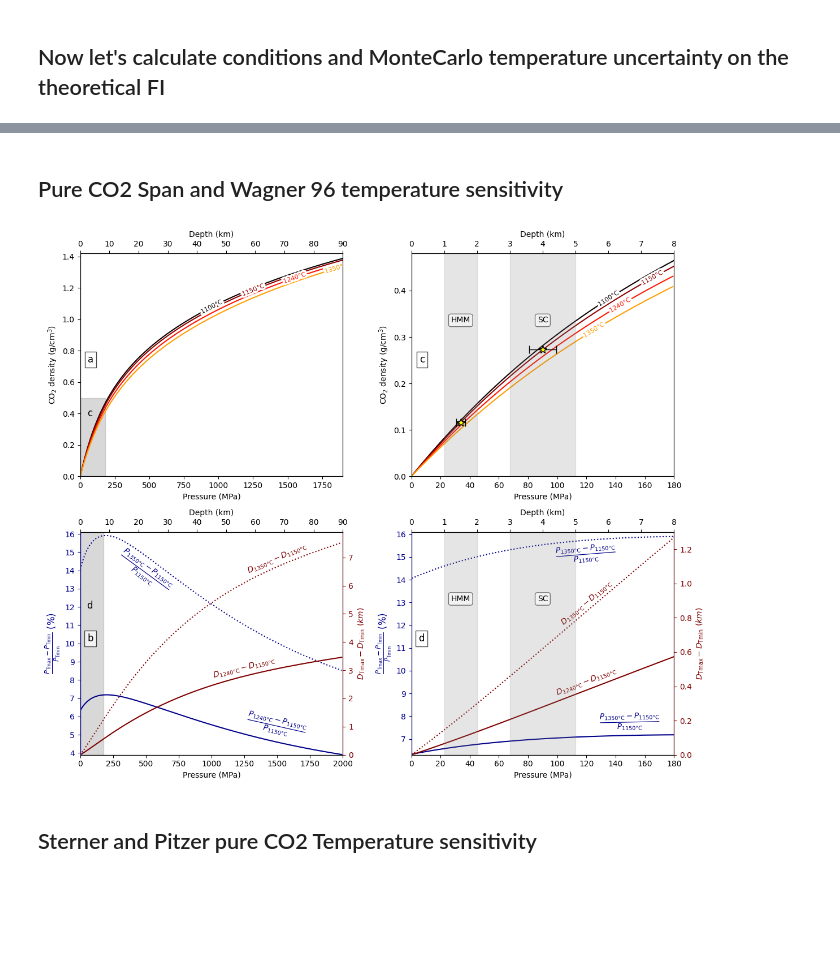
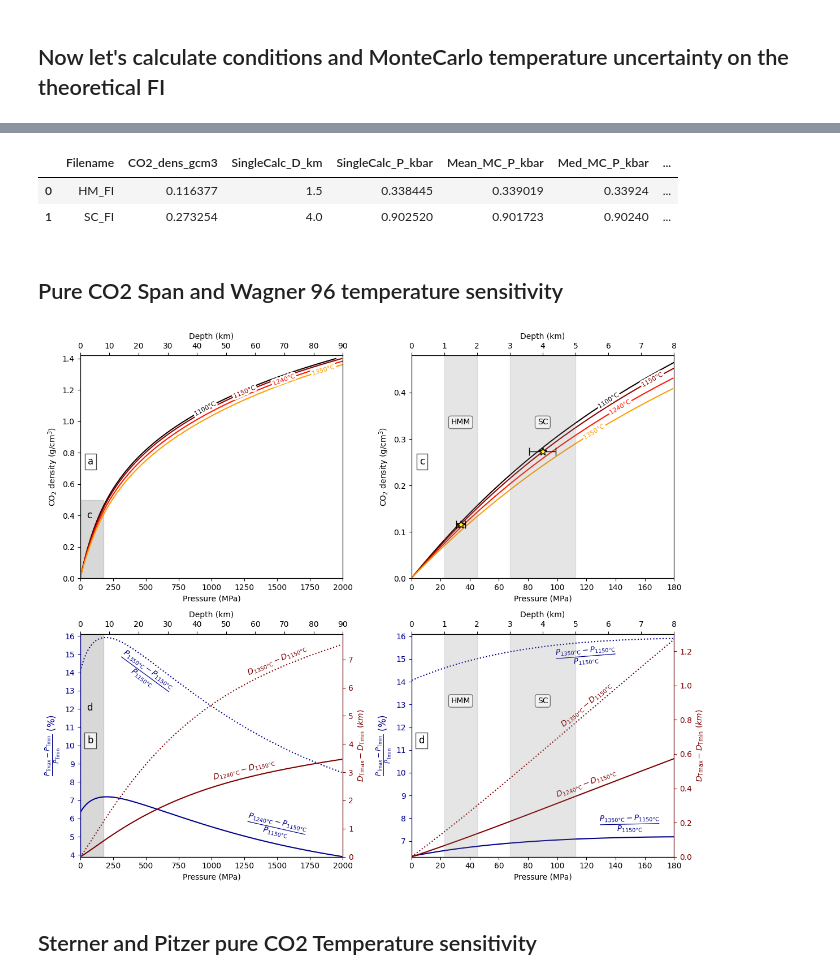
Before and after one commit to cljdevitre/2023_Kilauea-rapid-response-simulation, a Jupyter notebook: Data+notebooks/FigS3_to_S6_Tsens_AllEOS.ipynb, the cells around one changed output, grey strips where cells are left out. Cells and saved outputs as stored; diff of their text form; code cells hidden in the pictures; blank space fills up the shorter version.

```diff
--- a/Data+notebooks/FigS3_to_S6_Tsens_AllEOS.ipynb
+++ b/Data+notebooks/FigS3_to_S6_Tsens_AllEOS.ipynb
@@ -155,3 +156,9 @@ working on sample number 0
+# %%
+MC_P_starFI_SW96
+# %% [output]
+|  | Filename | CO2_dens_gcm3 | SingleCalc_D_km | SingleCalc_P_kbar | Mean_MC_P_kbar | Med_MC_P_kbar | ... |
+| 0 | HM_FI | 0.116377 | 1.5 | 0.338445 | 0.339019 | 0.33924 | ... |
+| 1 | SC_FI | 0.273254 | 4.0 | 0.902520 | 0.901723 | 0.90240 | ... |
 # %% [markdown]
 ## Pure CO2 Span and Wagner 96 temperature sensitivity
 # %%
@@ -182,7 +189,7 @@ ax1.set_ylabel('CO$_2$ density (g/cm$^3$)')
 
 ax1.set_ylim(np.round([min(P_values_SW96[0]['CO2_dens_gcm3'][P_values_SW96[0]['Pressure (MPa)'].between(min_P_ax1,max_P_ax1)]),max(P_values_SW96[0]['CO2_dens_gcm3'][P_values_SW96[0]['Pressure (MPa)'].between(min_P_ax1,max_P_ax1)])+0.02],2))
 
-ax1.set_xlim(np.round([min(P_values_SW96[0]['Pressure (MPa)'][P_values_SW96[0]['Pressure (MPa)'].between(min_P_ax1,max_P_ax1)]),max(P_values_SW96[0]['Pressure (MPa)'][P_values_SW96[0]['Pressure (MPa)'].between(min_P_ax1,max_P_ax1)])],-2))
+ax1.set_xlim(np.round([min(P_values_SW96[0]['Pressure (MPa)'][P_values_SW96[0]['Pressure (MPa)'].between(min_P_ax1,max_P_ax1)]),max(P_values_SW96[0]['Pressure (MPa)'][P_values_SW96[0]['Pressure (MPa)'].between(min_P_ax1,max_P_ax1)])],-3))
 ax2.set_xlim(np.round([min(P_values_SW96[0]['Depth (km)'][P_values_SW96[0]['Pressure (MPa)'].between(min_P_ax1,max_P_ax1)]),max(P_values_SW96[0]['Depth (km)'][P_values_SW96[0]['Pressure (MPa)'].between(min_P_ax1,max_P_ax1)])],-1))
 
 
@@ -238,7 +245,7 @@ labelLines(ax3.get_lines(), zorder=3, xvals=[max_P_ax2-45, max_P_ax2-15, max_P_a
 ax4.text(1.5, ylims_ax2[1]-0.3*ylims_ax2[1], 'HMM', ha='center', va='center', bbox=dict(facecolor='white', alpha=0.5,boxstyle='round'),zorder=2)
 ax4.text(4, ylims_ax2[1]-0.3*ylims_ax2[1], 'SC', ha='center', va='center', bbox=dict(facecolor='white', alpha=0.5,boxstyle='round'),zorder=2)
 
-ax4.errorbar(MC_P_starFI_SW96['SingleFI_D_km'],MC_P_starFI_SW96['CO2_dens_gcm3'],xerr=MC_P_starFI_SW96['std_dev_MC_D_km'],fmt='*',zorder=3,markersize=10,ecolor='k',capsize=5,mfc='yellow',mec='k',elinewidth=1)
+ax4.errorbar(MC_P_starFI_SW96['SingleCalc_D_km'],MC_P_starFI_SW96['CO2_dens_gcm3'],xerr=MC_P_starFI_SW96['std_dev_MC_D_km'],fmt='*',zorder=3,markersize=10,ecolor='k',capsize=5,mfc='yellow',mec='k',elinewidth=1)
 
 ax3.text(0.05, 0.5, 'c', transform=ax3.transAxes, fontsize=12, va='bottom', ha='right',bbox=bbox_props)
 
@@ -341,34 +348,34 @@ ax10.set_xlabel('Depth (km)')
 
 ax9.tick_params(axis='y', color='maroon',labelcolor='maroon')
 ax10.spines['right'].set_color('maroon')
 
 ax8.tick_params(axis='y', color='darkblue',labelcolor='darkblue')
 ax10.spines['left'].set_color('darkblue')
 
 ax10.text(0.05, 0.50, 'd', transform=ax10.transAxes, fontsize=12, va='bottom', ha='right',bbox=bbox_props)
 
 # ax8.text(25, ylims_ax8[1]-0.05* (ylims_ax8[1]-ylims_ax8[0]), 'T = 1150 °C', ha='center', va='center',zorder=2,color = 'k')
 
 
 labelLines(pressure1b, zorder=3, xvals=500, yoffsets=-0.9, fontsize=14)
 labelLines(pressure2b, zorder=3, xvals=1500, yoffsets=+0.9, fontsize=14)
 labelLines(depth1b, zorder=3, xvals=1500, yoffsets=0.3,fontsize=10)
 labelLines(depth2b, zorder=3, xvals=1250, yoffsets=0.3,fontsize=10)
 
 labelLines(pressure1d, zorder=3, xvals=120, yoffsets=-0.6, fontsize=14)
 labelLines(pressure2d, zorder=3, xvals=150, yoffsets=+0.6, fontsize=14)
 labelLines(depth1d, zorder=3, xvals=120, yoffsets=0.05,fontsize=10)
 labelLines(depth2d, zorder=3, xvals=120, yoffsets=0.05,fontsize=10)
 
 fig.tight_layout()
 
 plt.show()
 
 plt.rcParams["pdf.fonttype"]=42
 
 fig.savefig("FigS_SWTsens.pdf")
 # %% [output]
-[figure, old version]
+[figure, new version]
 # %% [markdown]
 ## Sterner and Pitzer pure CO2 Temperature sensitivity
 # %%
```
Also changed, not shown: parts of 3 cells of this notebook, 17 other files.
